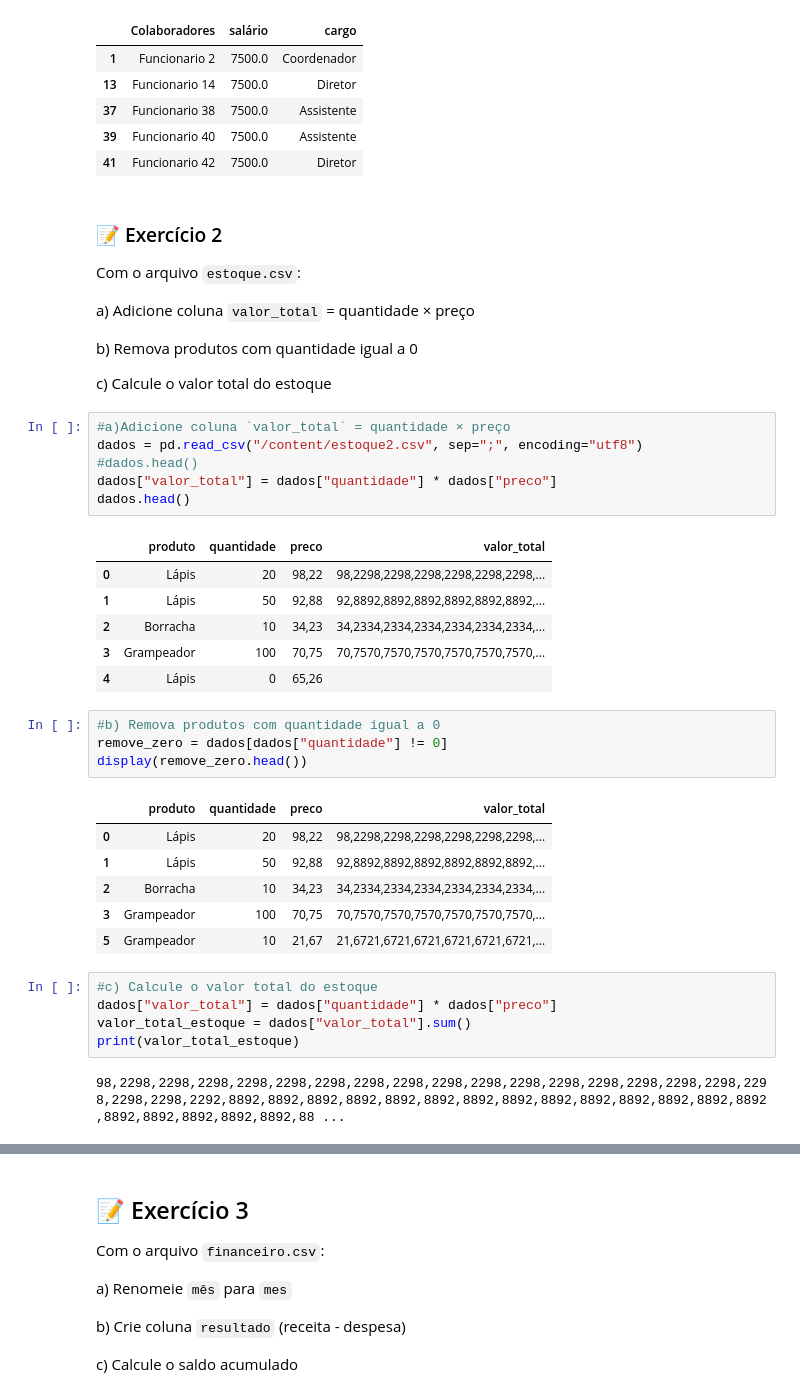
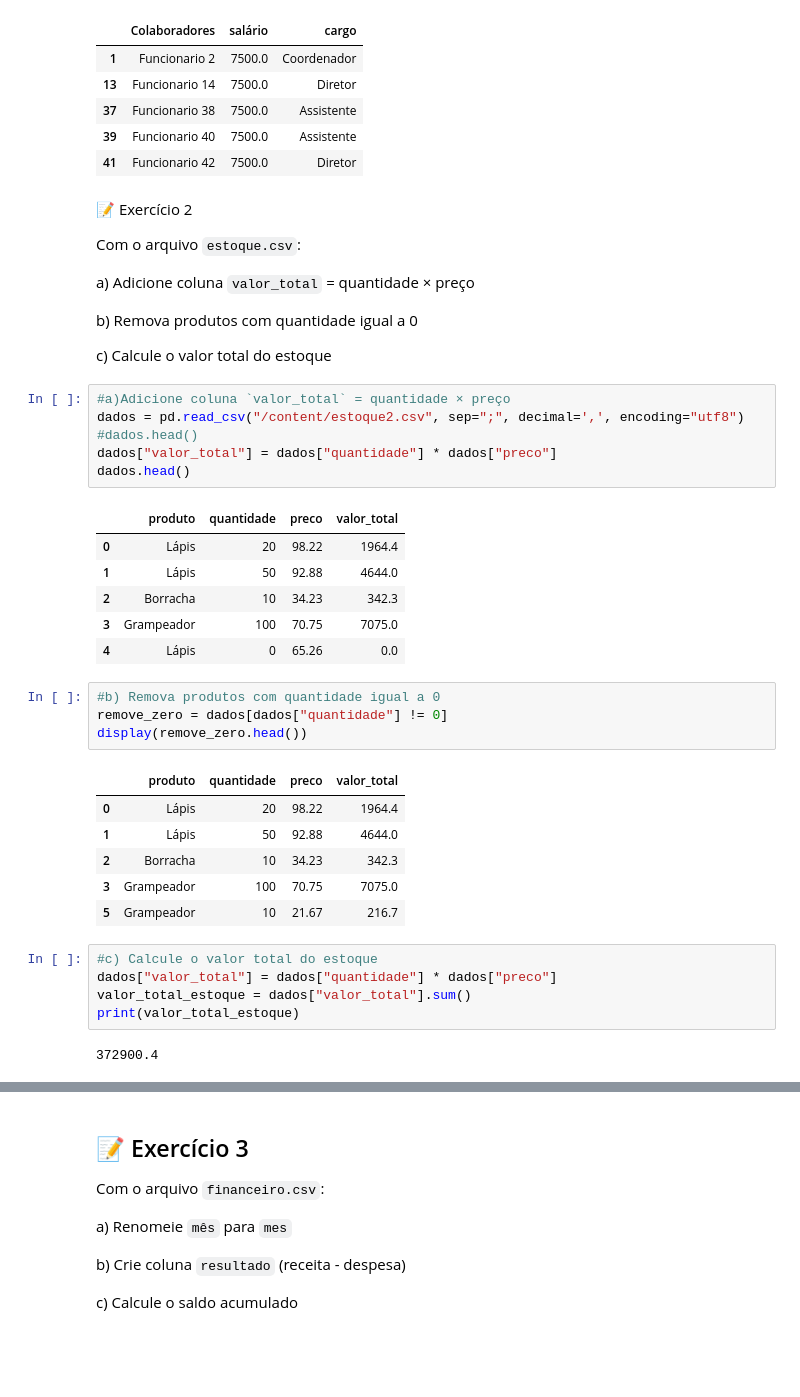
Before and after one commit to Alotrpyco/python-estatistica-e-negocios, a Jupyter notebook: 4.Leitura e Escrita de Arquivos/Atividade/6_Atv_Python_Limpeza_Organizacao_Pandas.ipynb, the cells around one changed output, grey strips where cells are left out. Drawn from its saved outputs; the diff is of its cells as text; blank space fills up the shorter version.

```diff
--- a/4.Leitura e Escrita de Arquivos/Atividade/atv.6_Atv_Python_Limpeza_Organizacao_Pandas.ipynb
+++ b/4.Leitura e Escrita de Arquivos/Atividade/6_Atv_Python_Limpeza_Organizacao_Pandas.ipynb
@@ -66,7 +66,7 @@ dados_ordenados.head()
 | 39 | Funcionario 40 | 7500.0 | Assistente |
 | 41 | Funcionario 42 | 7500.0 | Diretor |
 # %% [markdown]
-### 📝 Exercício 2
+📝 Exercício 2
 
 Com o arquivo `estoque.csv`:
 
@@ -77,32 +77,32 @@ b) Remova produtos com quantidade igual a 0
 c) Calcule o valor total do estoque
 # %%
 #a)Adicione coluna `valor_total` = quantidade × preço
-dados = pd.read_csv("/content/estoque2.csv", sep=";", encoding="utf8")
+dados = pd.read_csv("/content/estoque2.csv", sep=";", decimal=',', encoding="utf8")
 #dados.head()
 dados["valor_total"] = dados["quantidade"] * dados["preco"]
 dados.head()
 # %% [output]
 |  | produto | quantidade | preco | valor_total |
-| 0 | Lápis | 20 | 98,22 | 98,2298,2298,2298,2298,2298,2298,... |
-| 1 | Lápis | 50 | 92,88 | 92,8892,8892,8892,8892,8892,8892,... |
-| 2 | Borracha | 10 | 34,23 | 34,2334,2334,2334,2334,2334,2334,... |
-| 3 | Grampeador | 100 | 70,75 | 70,7570,7570,7570,7570,7570,7570,... |
-| 4 | Lápis | 0 | 65,26 |  |
+| 0 | Lápis | 20 | 98.22 | 1964.4 |
+| 1 | Lápis | 50 | 92.88 | 4644.0 |
+| 2 | Borracha | 10 | 34.23 | 342.3 |
+| 3 | Grampeador | 100 | 70.75 | 7075.0 |
+| 4 | Lápis | 0 | 65.26 | 0.0 |
 # %%
 #b) Remova produtos com quantidade igual a 0
 remove_zero = dados[dados["quantidade"] != 0]
 display(remove_zero.head())
 # %% [output]
 |  | produto | quantidade | preco | valor_total |
-| 0 | Lápis | 20 | 98,22 | 98,2298,2298,2298,2298,2298,2298,... |
-| 1 | Lápis | 50 | 92,88 | 92,8892,8892,8892,8892,8892,8892,... |
-| 2 | Borracha | 10 | 34,23 | 34,2334,2334,2334,2334,2334,2334,... |
-| 3 | Grampeador | 100 | 70,75 | 70,7570,7570,7570,7570,7570,7570,... |
-| 5 | Grampeador | 10 | 21,67 | 21,6721,6721,6721,6721,6721,6721,... |
+| 0 | Lápis | 20 | 98.22 | 1964.4 |
+| 1 | Lápis | 50 | 92.88 | 4644.0 |
+| 2 | Borracha | 10 | 34.23 | 342.3 |
+| 3 | Grampeador | 100 | 70.75 | 7075.0 |
+| 5 | Grampeador | 10 | 21.67 | 216.7 |
 # %%
 #c) Calcule o valor total do estoque
 dados["valor_total"] = dados["quantidade"] * dados["preco"]
 valor_total_estoque = dados["valor_total"].sum()
 print(valor_total_estoque)
 # %% [output]
-98,2298,2298,2298,2298,2298,2298,2298,2298,2298,2298,2298,2298,2298,2298,2298,2298,2298,2298,2298,2292,8892,8892,8892,8892,8892,8892,8892,8892,8892,8892,8892,8892,8892,8892,8892,8892,8892,8892,8892,88 ...
+372900.4
```
Also changed, not shown: parts of 6 cells of this notebook.
